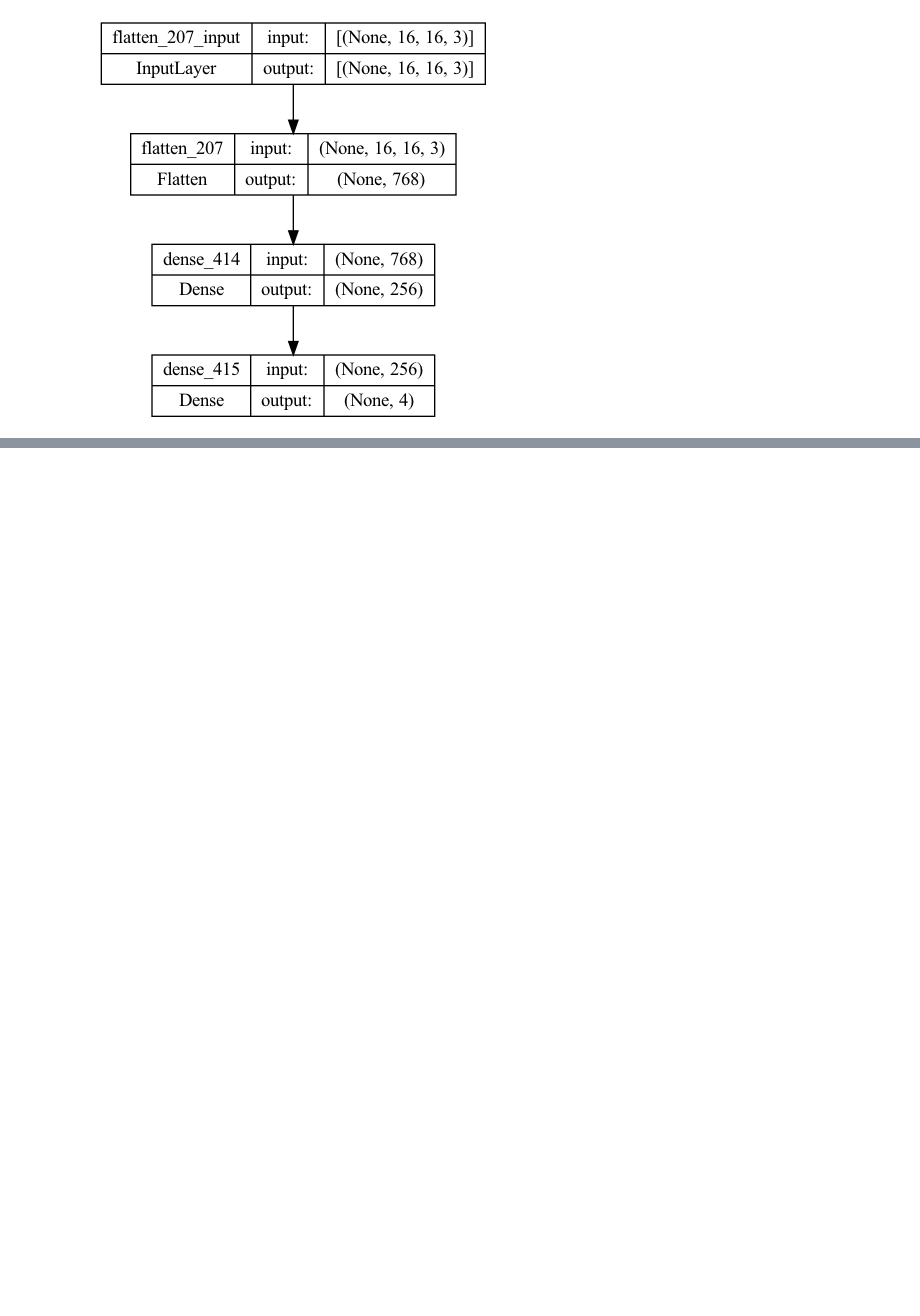
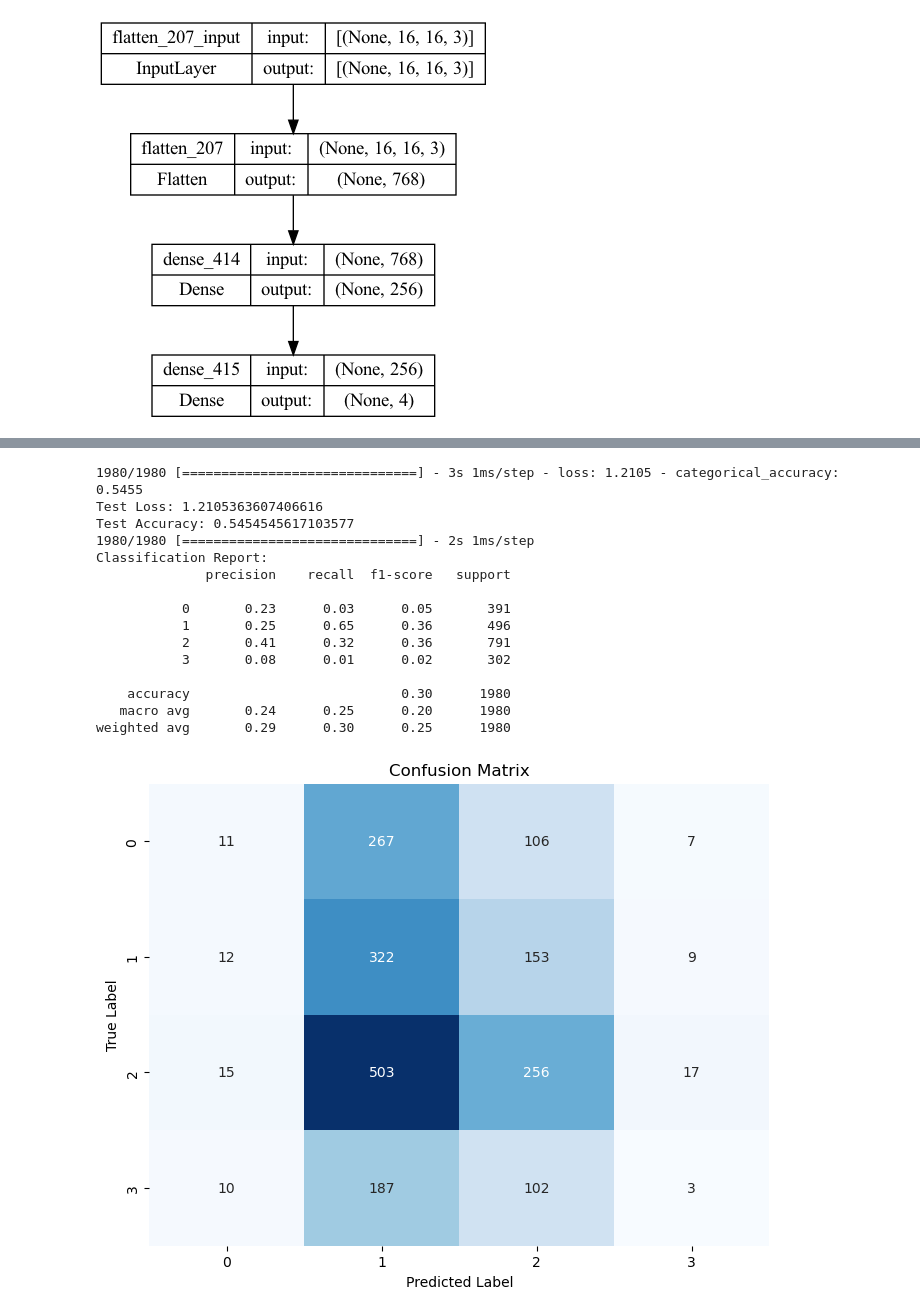
Before and after one commit to AmiruC/Machine-Learning-Cancer-Classification-Model, a Jupyter notebook: notebooks/notebook.ipynb, the cells around one changed output, grey strips where cells are left out. Drawn from its saved outputs; the diff is of its cells as text; code cells hidden in the pictures; blank space fills up the shorter version.

```diff
--- a/notebooks/notebook.ipynb
+++ b/notebooks/notebook.ipynb
@@ -601,0 +585,47 @@ plot_learning_curve(history.history['loss'], history.history['val_loss'],
+# %%
+import matplotlib.pyplot as plt
+import seaborn as sns
+
+from sklearn.metrics import confusion_matrix, classification_report
+
+# Evaluate the model on the test data
+test_loss, test_accuracy = tuned_model.evaluate(test_generator)
+print("Test Loss:", test_loss)
+print("Test Accuracy:", test_accuracy)
+
+# Generate predictions for the test data
+y_pred = tuned_model.predict(test_generator)
+y_pred_labels = np.argmax(y_pred, axis=1)
+y_true = test_generator.classes
+
+# Generate the confusion matrix
+confusion_mtx = confusion_matrix(y_true, y_pred_labels)
+
+# Print the classification report
+print("Classification Report:")
+print(classification_report(y_true, y_pred_labels))
+
+# Plot the confusion matrix
+plt.figure(figsize=(8, 6))
+sns.heatmap(confusion_mtx, annot=True, fmt="d", cmap='Blues', cbar=False)
+plt.xlabel('Predicted Label')
+plt.ylabel('True Label')
+plt.title('Confusion Matrix')
+plt.show()
+# %% [output]
+1980/1980 [==============================] - 3s 1ms/step - loss: 1.2105 - categorical_accuracy: 0.5455
+Test Loss: 1.2105363607406616
+Test Accuracy: 0.5454545617103577
+1980/1980 [==============================] - 2s 1ms/step
+Classification Report:
+              precision    recall  f1-score   support
+
+           0       0.23      0.03      0.05       391
+           1       0.25      0.65      0.36       496
+           2       0.41      0.32      0.36       791
+           3       0.08      0.01      0.02       302
+
+    accuracy                           0.30      1980
+   macro avg       0.24      0.25      0.20      1980
+weighted avg       0.29      0.30      0.25      1980
+[figure, added]
```
Also changed, not shown: parts of 9 cells of this notebook, 1 other file.
